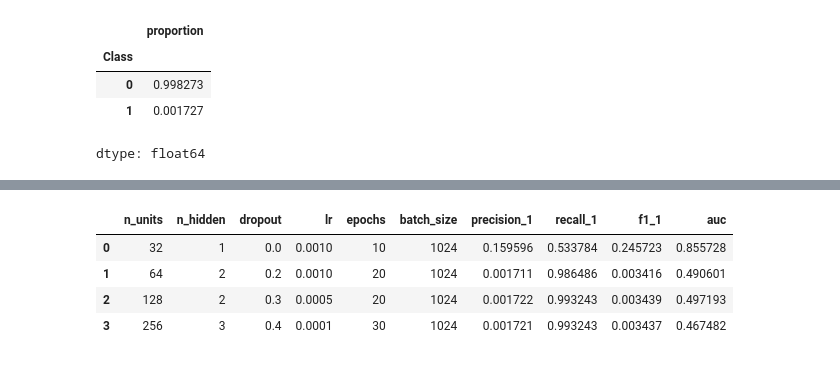
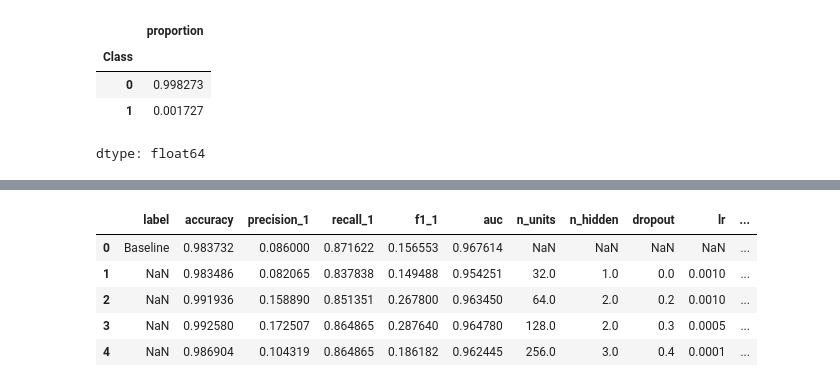
Before and after one commit to LucasG99/modelo-fraude, a Jupyter notebook: Cópia_de_Ponderada_02.ipynb, the cells around one changed output, grey strips where cells are left out. Saved outputs shown, nothing was run; the diff lists cells and outputs as text; code cells hidden in the pictures.

```diff
--- a/Cópia_de_Ponderada_02.ipynb
+++ b/Cópia_de_Ponderada_02.ipynb
@@ -33,17 +33,3 @@ To: /content/dataset.csv
 'dataset.csv'
 # %% [markdown]
 Daqui pra frente é o pré processamento ...
-# %%
-import pandas as pd
-
-# Carregar o dataset
-df = pd.read_csv("dataset.csv")
-
-# Verificar dimensões
-print(df.shape)
-
-# Mostrar primeiras linhas
-print(df.head())
-
-# Conferir informações das colunas
-print(df.info())
@@ -175,51 +150,48 @@ Successfully installed scikeras-0.13.0
 # %%
-from sklearn.metrics import classification_report, roc_auc_score
-
 def train_and_evaluate(n_units=32, n_hidden=1, dropout=0.0, lr=1e-3, epochs=10, batch_size=1024):
-    model = keras.Sequential()
-    model.add(keras.Input(shape=(X_train.shape[1],)))
+    m = keras.Sequential()
+    m.add(keras.Input(shape=(X_train_s.shape[1],)))
     for _ in range(n_hidden):
-        model.add(keras.layers.Dense(n_units, activation="relu"))
+        m.add(keras.layers.Dense(n_units, activation="relu"))
         if dropout > 0:
-            model.add(keras.layers.Dropout(dropout))
-    model.add(keras.layers.Dense(1, activation="sigmoid"))
-    opt = keras.optimizers.Adam(learning_rate=lr)
-    model.compile(optimizer=opt, loss="binary_crossentropy", metrics=["accuracy"])
-    model.fit(
-        X_train, y_train,
-        epochs=epochs,
-        batch_size=batch_size,
-        validation_split=0.2,
-        class_weight=class_weights,
-        verbose=0
-    )
-    y_proba = model.predict(X_test, verbose=0)
-    y_pred = (y_proba >= 0.5).astype(int)
-    report = classification_report(y_test, y_pred, output_dict=True)
-    auc = roc_auc_score(y_test, y_proba)
+            m.add(keras.layers.Dropout(dropout))
+    m.add(keras.layers.Dense(1, activation="sigmoid"))
+    m.compile(optimizer=keras.optimizers.Adam(learning_rate=lr),
+              loss="binary_crossentropy", metrics=["accuracy"])
+    m.fit(X_train_s, y_train, epochs=epochs, batch_size=batch_size,
+          validation_split=0.2, class_weight=class_weights, verbose=0)
+    p = m.predict(X_test_s, verbose=0)
+    yhat = (p >= 0.5).astype(int)
+    rep = classification_report(y_test, yhat, output_dict=True)
     return {
         "n_units": n_units,
         "n_hidden": n_hidden,
         "dropout": dropout,
         "lr": lr,
         "epochs": epochs,
         "batch_size": batch_size,
-        "precision_1": report["1"]["precision"],
-        "recall_1": report["1"]["recall"],
-        "f1_1": report["1"]["f1-score"],
-        "auc": auc
+        "accuracy": accuracy_score(y_test, yhat),
+        "precision_1": rep["1"]["precision"],
+        "recall_1": rep["1"]["recall"],
+        "f1_1": rep["1"]["f1-score"],
+        "auc": roc_auc_score(y_test, p)
     }
 
+import pandas as pd
+
 results = []
-results.append(train_and_evaluate(n_units=32, n_hidden=1, dropout=0.0, lr=1e-3, epochs=10))
-results.append(train_and_evaluate(n_units=64, n_hidden=2, dropout=0.2, lr=1e-3, epochs=20))
-results.append(train_and_evaluate(n_units=128, n_hidden=2, dropout=0.3, lr=5e-4, epochs=20))
-results.append(train_and_evaluate(n_units=256, n_hidden=3, dropout=0.4, lr=1e-4, epochs=30))
+results.append({**{"label":"Baseline"}, **baseline_result})
+results.append(train_and_evaluate(n_units=32, n_hidden=1, dropout=0.0, lr=1e-3, epochs=10, batch_size=1024))
+results.append(train_and_evaluate(n_units=64, n_hidden=2, dropout=0.2, lr=1e-3, epochs=20, batch_size=1024))
+results.append(train_and_evaluate(n_units=128, n_hidden=2, dropout=0.3, lr=5e-4, epochs=20, batch_size=1024))
+results.append(train_and_evaluate(n_units=256, n_hidden=3, dropout=0.4, lr=1e-4, epochs=30, batch_size=1024))
 
-pd.DataFrame(results)
+df_exp = pd.DataFrame(results)
+df_exp
 # %% [output]
-|  | n_units | n_hidden | dropout | lr | epochs | batch_size | precision_1 | recall_1 | f1_1 | auc |
-| 0 | 32 | 1 | 0.0 | 0.0010 | 10 | 1024 | 0.159596 | 0.533784 | 0.245723 | 0.855728 |
-| 1 | 64 | 2 | 0.2 | 0.0010 | 20 | 1024 | 0.001711 | 0.986486 | 0.003416 | 0.490601 |
-| 2 | 128 | 2 | 0.3 | 0.0005 | 20 | 1024 | 0.001722 | 0.993243 | 0.003439 | 0.497193 |
-| 3 | 256 | 3 | 0.4 | 0.0001 | 30 | 1024 | 0.001721 | 0.993243 | 0.003437 | 0.467482 |
+|  | label | accuracy | precision_1 | recall_1 | f1_1 | auc | n_units | n_hidden | dropout | lr | ... |
+| 0 | Baseline | 0.983732 | 0.086000 | 0.871622 | 0.156553 | 0.967614 | NaN | NaN | NaN | NaN | ... |
+| 1 | NaN | 0.983486 | 0.082065 | 0.837838 | 0.149488 | 0.954251 | 32.0 | 1.0 | 0.0 | 0.0010 | ... |
+| 2 | NaN | 0.991936 | 0.158890 | 0.851351 | 0.267800 | 0.963450 | 64.0 | 2.0 | 0.2 | 0.0010 | ... |
+| 3 | NaN | 0.992580 | 0.172507 | 0.864865 | 0.287640 | 0.964780 | 128.0 | 2.0 | 0.3 | 0.0005 | ... |
+| 4 | NaN | 0.986904 | 0.104319 | 0.864865 | 0.186182 | 0.962445 | 256.0 | 3.0 | 0.4 | 0.0001 | ... |
```
Also changed, not shown: parts of 13 cells of this notebook.
